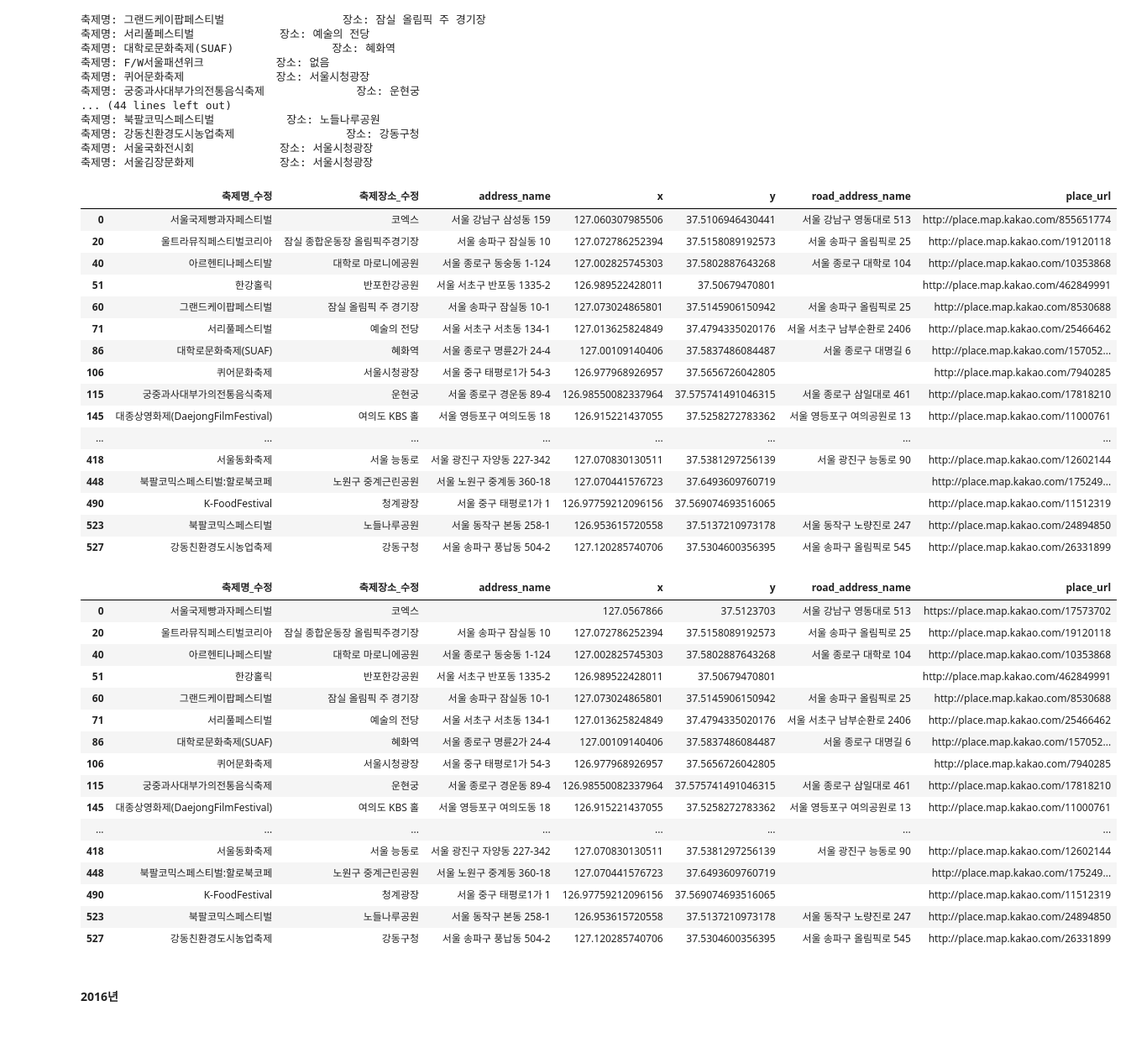
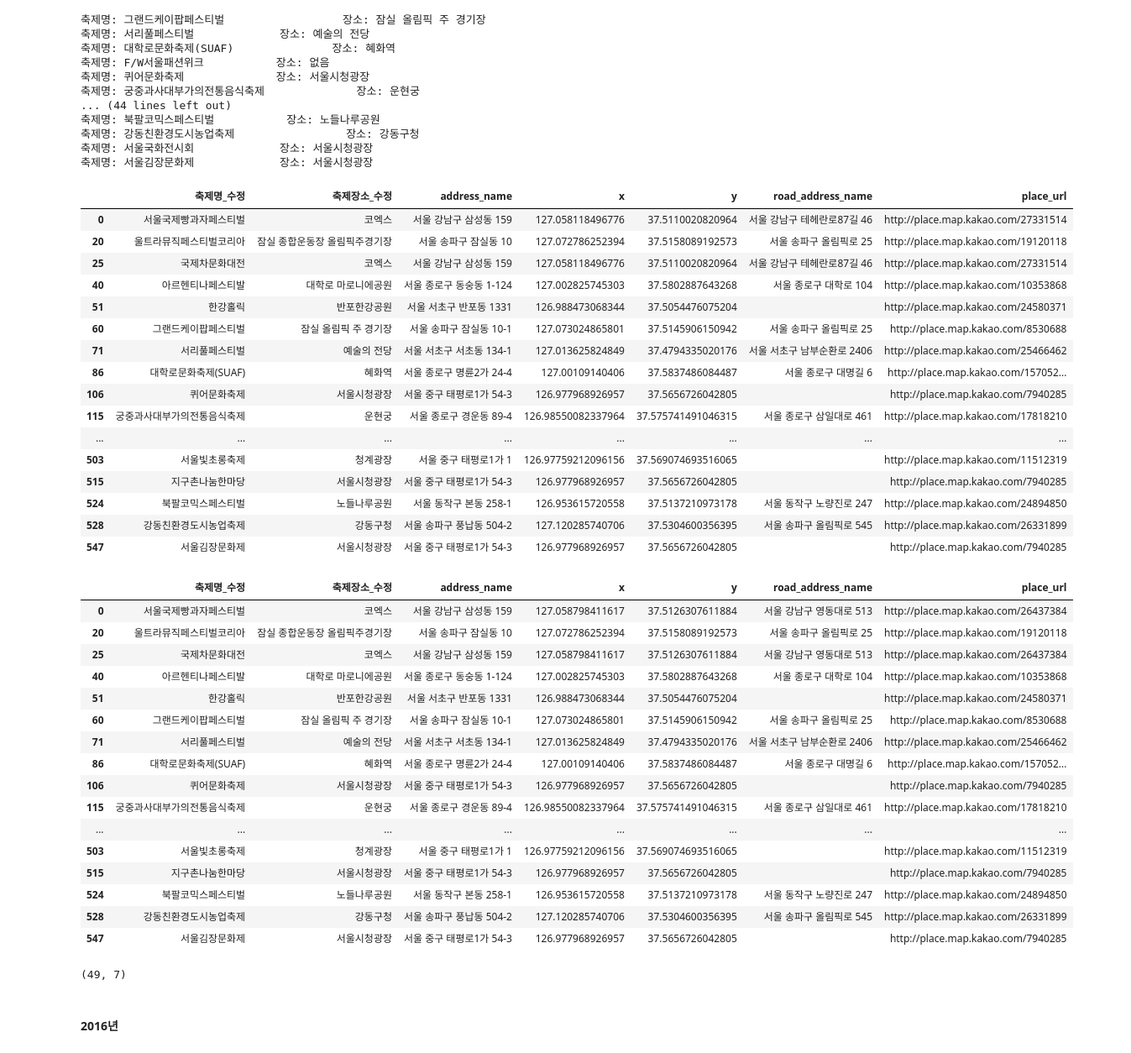
Before and after one commit to HGmin1159/Seoul_Festival, a Jupyter notebook: 데이터전처리/data/크롤링/crawling_final.ipynb, the cells around one changed output. Shown at 84% size. Saved outputs shown, nothing was run; the diff lists cells and outputs as text; code cells hidden in the pictures.

```diff
--- a/데이터전처리/data/크롤링/crawling_final.ipynb
+++ b/데이터전처리/data/크롤링/crawling_final.ipynb
@@ -508,24 +506,24 @@ for nm, location in zip(festival_2015['축제명_수정'], festival_2015['축제
 축제명: 서울김장문화제             장소: 서울시청광장
 # %%
 festival_info = pd.DataFrame(result, columns = ['축제명_수정', '축제장소_수정','address_name', 'x', 'y', 'road_address_name', 'place_url'])
-festival_info.loc[festival_info['축제장소_수정']!='없음'].drop_duplicates('축제장소_수정')
+festival_info.loc[festival_info['축제장소_수정']!='없음'].drop_duplicates(['축제장소_수정', '축제명_수정'])
 # %% [output]
 |  | 축제명_수정 | 축제장소_수정 | address_name | x | y | road_address_name | place_url |
-| 0 | 서울국제빵과자페스티벌 | 코엑스 | 서울 강남구 삼성동 159 | 127.060307985506 | 37.5106946430441 | 서울 강남구 영동대로 513 | http://place.map.kakao.com/855651774 |
+| 0 | 서울국제빵과자페스티벌 | 코엑스 | 서울 강남구 삼성동 159 | 127.058118496776 | 37.5110020820964 | 서울 강남구 테헤란로87길 46 | http://place.map.kakao.com/27331514 |
 | 20 | 울트라뮤직페스티벌코리아 | 잠실 종합운동장 올림픽주경기장 | 서울 송파구 잠실동 10 | 127.072786252394 | 37.5158089192573 | 서울 송파구 올림픽로 25 | http://place.map.kakao.com/19120118 |
+| 25 | 국제차문화대전 | 코엑스 | 서울 강남구 삼성동 159 | 127.058118496776 | 37.5110020820964 | 서울 강남구 테헤란로87길 46 | http://place.map.kakao.com/27331514 |
 | 40 | 아르헨티나페스티발 | 대학로 마로니에공원 | 서울 종로구 동숭동 1-124 | 127.002825745303 | 37.5802887643268 | 서울 종로구 대학로 104 | http://place.map.kakao.com/10353868 |
-| 51 | 한강홀릭 | 반포한강공원 | 서울 서초구 반포동 1335-2 | 126.989522428011 | 37.50679470801 |  | http://place.map.kakao.com/462849991 |
+| 51 | 한강홀릭 | 반포한강공원 | 서울 서초구 반포동 1331 | 126.988473068344 | 37.5054476075204 |  | http://place.map.kakao.com/24580371 |
 | 60 | 그랜드케이팝페스티벌 | 잠실 올림픽 주 경기장 | 서울 송파구 잠실동 10-1 | 127.073024865801 | 37.5145906150942 | 서울 송파구 올림픽로 25 | http://place.map.kakao.com/8530688 |
 | 71 | 서리풀페스티벌 | 예술의 전당 | 서울 서초구 서초동 134-1 | 127.013625824849 | 37.4794335020176 | 서울 서초구 남부순환로 2406 | http://place.map.kakao.com/25466462 |
 | 86 | 대학로문화축제(SUAF) | 혜화역 | 서울 종로구 명륜2가 24-4 | 127.00109140406 | 37.5837486084487 | 서울 종로구 대명길 6 | http://place.map.kakao.com/157052... |
 | 106 | 퀴어문화축제 | 서울시청광장 | 서울 중구 태평로1가 54-3 | 126.977968926957 | 37.5656726042805 |  | http://place.map.kakao.com/7940285 |
 | 115 | 궁중과사대부가의전통음식축제 | 운현궁 | 서울 종로구 경운동 89-4 | 126.98550082337964 | 37.575741491046315 | 서울 종로구 삼일대로 461 | http://place.map.kakao.com/17818210 |
-| 145 | 대종상영화제(DaejongFilmFestival) | 여의도 KBS 홀 | 서울 영등포구 여의도동 18 | 126.915221437055 | 37.5258272783362 | 서울 영등포구 여의공원로 13 | http://place.map.kakao.com/11000761 |
 | ... | ... | ... | ... | ... | ... | ... | ... |
-| 418 | 서울동화축제 | 서울 능동로 | 서울 광진구 자양동 227-342 | 127.070830130511 | 37.5381297256139 | 서울 광진구 능동로 90 | http://place.map.kakao.com/12602144 |
-| 448 | 북팔코믹스페스티벌:할로북코페 | 노원구 중계근린공원 | 서울 노원구 중계동 360-18 | 127.070441576723 | 37.6493609760719 |  | http://place.map.kakao.com/175249... |
-| 490 | K-FoodFestival | 청계광장 | 서울 중구 태평로1가 1 | 126.97759212096156 | 37.569074693516065 |  | http://place.map.kakao.com/11512319 |
-| 523 | 북팔코믹스페스티벌 | 노들나루공원 | 서울 동작구 본동 258-1 | 126.953615720558 | 37.5137210973178 | 서울 동작구 노량진로 247 | http://place.map.kakao.com/24894850 |
-| 527 | 강동친환경도시농업축제 | 강동구청 | 서울 송파구 풍납동 504-2 | 127.120285740706 | 37.5304600356395 | 서울 송파구 올림픽로 545 | http://place.map.kakao.com/26331899 |
+| 503 | 서울빛초롱축제 | 청계광장 | 서울 중구 태평로1가 1 | 126.97759212096156 | 37.569074693516065 |  | http://place.map.kakao.com/11512319 |
+| 515 | 지구촌나눔한마당 | 서울시청광장 | 서울 중구 태평로1가 54-3 | 126.977968926957 | 37.5656726042805 |  | http://place.map.kakao.com/7940285 |
+| 524 | 북팔코믹스페스티벌 | 노들나루공원 | 서울 동작구 본동 258-1 | 126.953615720558 | 37.5137210973178 | 서울 동작구 노량진로 247 | http://place.map.kakao.com/24894850 |
+| 528 | 강동친환경도시농업축제 | 강동구청 | 서울 송파구 풍납동 504-2 | 127.120285740706 | 37.5304600356395 | 서울 송파구 올림픽로 545 | http://place.map.kakao.com/26331899 |
+| 547 | 서울김장문화제 | 서울시청광장 | 서울 중구 태평로1가 54-3 | 126.977968926957 | 37.5656726042805 |  | http://place.map.kakao.com/7940285 |
 # %%
 # 코엑스
@@ -544,21 +535,21 @@ festival_info['address_name'] = np.where(festival_info['축제장소_수정']=='
 # %%
-festival_info.loc[festival_info['축제장소_수정']!='없음'].drop_duplicates('축제장소_수정')
+festival_info.loc[festival_info['축제장소_수정']!='없음'].drop_duplicates(['축제장소_수정', '축제명_수정'])
 # %% [output]
 |  | 축제명_수정 | 축제장소_수정 | address_name | x | y | road_address_name | place_url |
-| 0 | 서울국제빵과자페스티벌 | 코엑스 |  | 127.0567866 | 37.5123703 | 서울 강남구 영동대로 513 | https://place.map.kakao.com/17573702 |
+| 0 | 서울국제빵과자페스티벌 | 코엑스 | 서울 강남구 삼성동 159 | 127.058798411617 | 37.5126307611884 | 서울 강남구 영동대로 513 | http://place.map.kakao.com/26437384 |
 | 20 | 울트라뮤직페스티벌코리아 | 잠실 종합운동장 올림픽주경기장 | 서울 송파구 잠실동 10 | 127.072786252394 | 37.5158089192573 | 서울 송파구 올림픽로 25 | http://place.map.kakao.com/19120118 |
+| 25 | 국제차문화대전 | 코엑스 | 서울 강남구 삼성동 159 | 127.058798411617 | 37.5126307611884 | 서울 강남구 영동대로 513 | http://place.map.kakao.com/26437384 |
 | 40 | 아르헨티나페스티발 | 대학로 마로니에공원 | 서울 종로구 동숭동 1-124 | 127.002825745303 | 37.5802887643268 | 서울 종로구 대학로 104 | http://place.map.kakao.com/10353868 |
-| 51 | 한강홀릭 | 반포한강공원 | 서울 서초구 반포동 1335-2 | 126.989522428011 | 37.50679470801 |  | http://place.map.kakao.com/462849991 |
+| 51 | 한강홀릭 | 반포한강공원 | 서울 서초구 반포동 1331 | 126.988473068344 | 37.5054476075204 |  | http://place.map.kakao.com/24580371 |
 | 60 | 그랜드케이팝페스티벌 | 잠실 올림픽 주 경기장 | 서울 송파구 잠실동 10-1 | 127.073024865801 | 37.5145906150942 | 서울 송파구 올림픽로 25 | http://place.map.kakao.com/8530688 |
 | 71 | 서리풀페스티벌 | 예술의 전당 | 서울 서초구 서초동 134-1 | 127.013625824849 | 37.4794335020176 | 서울 서초구 남부순환로 2406 | http://place.map.kakao.com/25466462 |
 | 86 | 대학로문화축제(SUAF) | 혜화역 | 서울 종로구 명륜2가 24-4 | 127.00109140406 | 37.5837486084487 | 서울 종로구 대명길 6 | http://place.map.kakao.com/157052... |
 | 106 | 퀴어문화축제 | 서울시청광장 | 서울 중구 태평로1가 54-3 | 126.977968926957 | 37.5656726042805 |  | http://place.map.kakao.com/7940285 |
 | 115 | 궁중과사대부가의전통음식축제 | 운현궁 | 서울 종로구 경운동 89-4 | 126.98550082337964 | 37.575741491046315 | 서울 종로구 삼일대로 461 | http://place.map.kakao.com/17818210 |
-| 145 | 대종상영화제(DaejongFilmFestival) | 여의도 KBS 홀 | 서울 영등포구 여의도동 18 | 126.915221437055 | 37.5258272783362 | 서울 영등포구 여의공원로 13 | http://place.map.kakao.com/11000761 |
 | ... | ... | ... | ... | ... | ... | ... | ... |
-| 418 | 서울동화축제 | 서울 능동로 | 서울 광진구 자양동 227-342 | 127.070830130511 | 37.5381297256139 | 서울 광진구 능동로 90 | http://place.map.kakao.com/12602144 |
-| 448 | 북팔코믹스페스티벌:할로북코페 | 노원구 중계근린공원 | 서울 노원구 중계동 360-18 | 127.070441576723 | 37.6493609760719 |  | http://place.map.kakao.com/175249... |
-| 490 | K-FoodFestival | 청계광장 | 서울 중구 태평로1가 1 | 126.97759212096156 | 37.569074693516065 |  | http://place.map.kakao.com/11512319 |
-| 523 | 북팔코믹스페스티벌 | 노들나루공원 | 서울 동작구 본동 258-1 | 126.953615720558 | 37.5137210973178 | 서울 동작구 노량진로 247 | http://place.map.kakao.com/24894850 |
-| 527 | 강동친환경도시농업축제 | 강동구청 | 서울 송파구 풍납동 504-2 | 127.120285740706 | 37.5304600356395 | 서울 송파구 올림픽로 545 | http://place.map.kakao.com/26331899 |
+| 503 | 서울빛초롱축제 | 청계광장 | 서울 중구 태평로1가 1 | 126.97759212096156 | 37.569074693516065 |  | http://place.map.kakao.com/11512319 |
+| 515 | 지구촌나눔한마당 | 서울시청광장 | 서울 중구 태평로1가 54-3 | 126.977968926957 | 37.5656726042805 |  | http://place.map.kakao.com/7940285 |
+| 524 | 북팔코믹스페스티벌 | 노들나루공원 | 서울 동작구 본동 258-1 | 126.953615720558 | 37.5137210973178 | 서울 동작구 노량진로 247 | http://place.map.kakao.com/24894850 |
+| 528 | 강동친환경도시농업축제 | 강동구청 | 서울 송파구 풍납동 504-2 | 127.120285740706 | 37.5304600356395 | 서울 송파구 올림픽로 545 | http://place.map.kakao.com/26331899 |
+| 547 | 서울김장문화제 | 서울시청광장 | 서울 중구 태평로1가 54-3 | 126.977968926957 | 37.5656726042805 |  | http://place.map.kakao.com/7940285 |
 # %%
@@ -566,3 +557,7 @@ location_2015 = festival_info.loc[festival_info['축제장소_수정']!='없음'
+# %%
+location_2015.shape
+# %% [output]
+(49, 7)
 # %% [markdown]
 #### 2016년
 # %%
```
Also changed, not shown: parts of 22 cells of this notebook, 1 other file.
